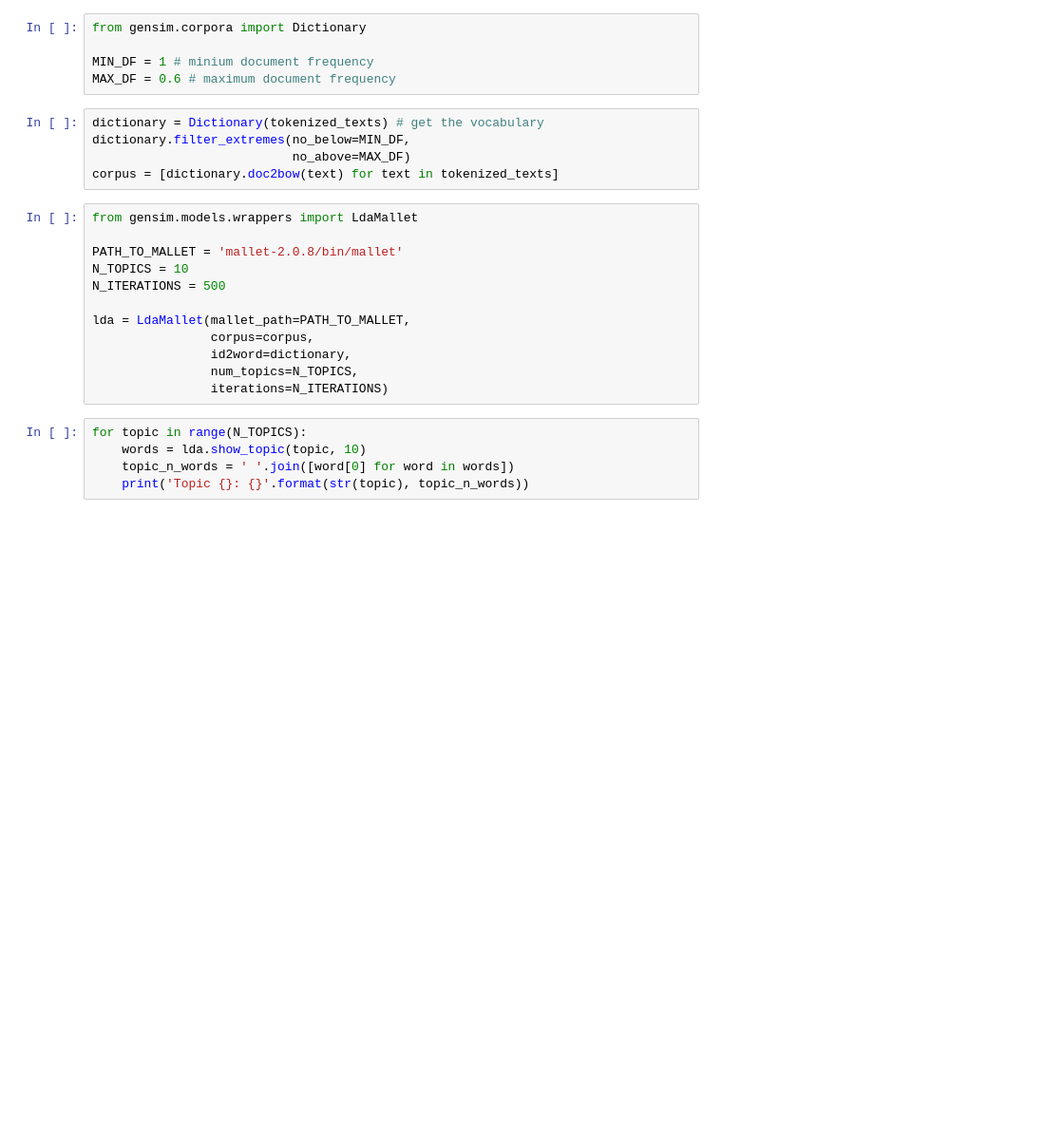
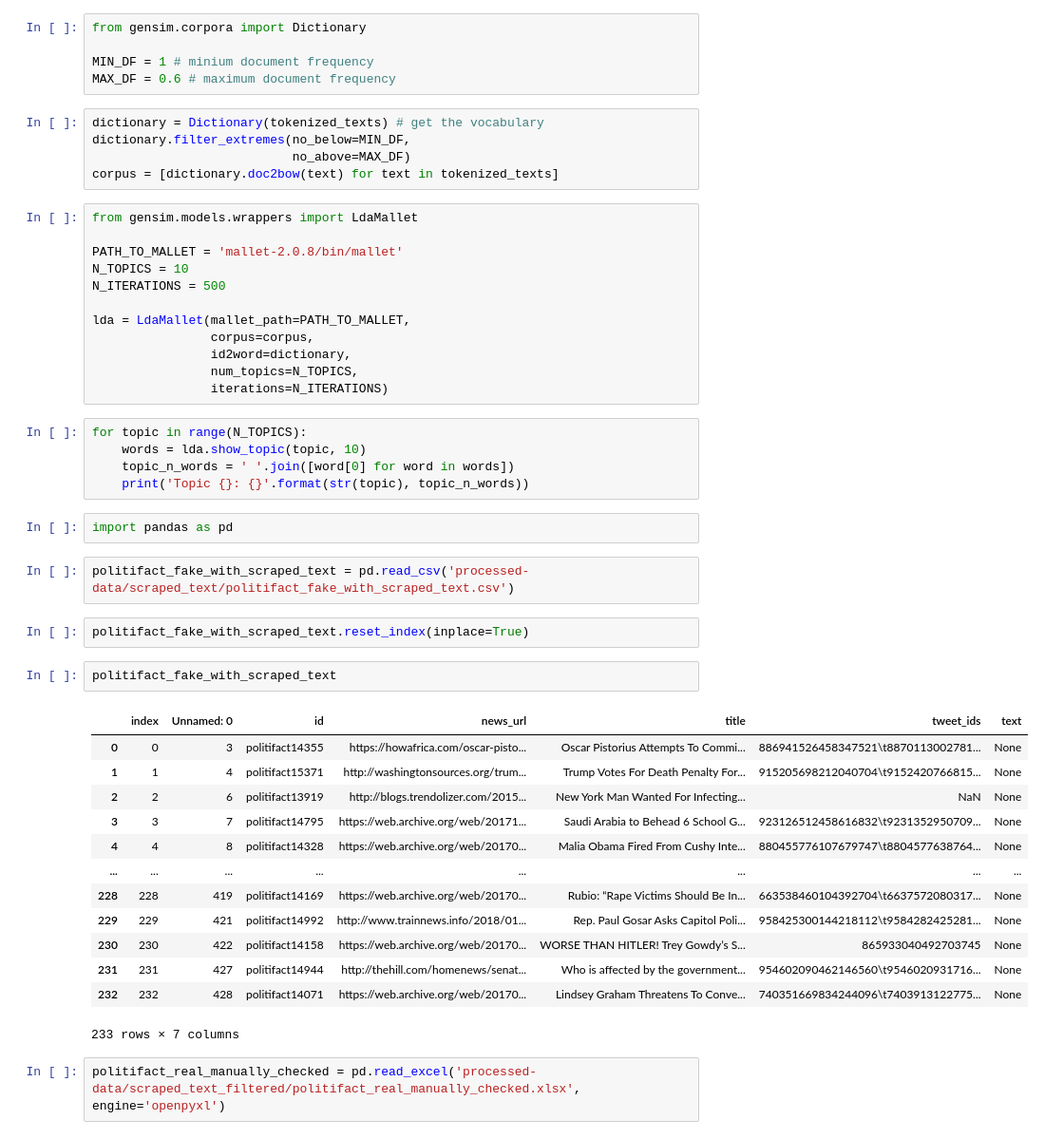
Before and after one commit to vtrikoupis/masters-thesis, a Jupyter notebook: topic_modeling.ipynb, the cells around one changed output. Shown: that part at 95% size. Drawn from its saved outputs; the diff is of its cells as text; blank space fills up the shorter version.

```diff
--- a/topic_modeling.ipynb
+++ b/topic_modeling.ipynb
@@ -28,3 +30,27 @@ for topic in range(N_TOPICS):
     words = lda.show_topic(topic, 10)
     topic_n_words = ' '.join([word[0] for word in words])
     print('Topic {}: {}'.format(str(topic), topic_n_words))
+# %%
+import pandas as pd
+# %%
+politifact_fake_with_scraped_text = pd.read_csv('processed-data/scraped_text/politifact_fake_with_scraped_text.csv')
+# %%
+politifact_fake_with_scraped_text.reset_index(inplace=True)
+# %%
+politifact_fake_with_scraped_text
+# %% [output]
+|  | index | Unnamed: 0 | id | news_url | title | tweet_ids | text |
+| 0 | 0 | 3 | politifact14355 | https://howafrica.com/oscar-pisto... | Oscar Pistorius Attempts To Commi... | 886941526458347521\t8870113002781... | None |
+| 1 | 1 | 4 | politifact15371 | http://washingtonsources.org/trum... | Trump Votes For Death Penalty For... | 915205698212040704\t9152420766815... | None |
+| 2 | 2 | 6 | politifact13919 | http://blogs.trendolizer.com/2015... | New York Man Wanted For Infecting... | NaN | None |
+| 3 | 3 | 7 | politifact14795 | https://web.archive.org/web/20171... | Saudi Arabia to Behead 6 School G... | 923126512458616832\t9231352950709... | None |
+| 4 | 4 | 8 | politifact14328 | https://web.archive.org/web/20170... | Malia Obama Fired From Cushy Inte... | 880455776107679747\t8804577638764... | None |
+| ... | ... | ... | ... | ... | ... | ... | ... |
+| 228 | 228 | 419 | politifact14169 | https://web.archive.org/web/20170... | Rubio: “Rape Victims Should Be In... | 663538460104392704\t6637572080317... | None |
+| 229 | 229 | 421 | politifact14992 | http://www.trainnews.info/2018/01... | Rep. Paul Gosar Asks Capitol Poli... | 958425300144218112\t9584282425281... | None |
+| 230 | 230 | 422 | politifact14158 | https://web.archive.org/web/20170... | WORSE THAN HITLER! Trey Gowdy’s S... | 865933040492703745 | None |
+| 231 | 231 | 427 | politifact14944 | http://thehill.com/homenews/senat... | Who is affected by the government... | 954602090462146560\t9546020931716... | None |
+| 232 | 232 | 428 | politifact14071 | https://web.archive.org/web/20170... | Lindsey Graham Threatens To Conve... | 740351669834244096\t7403913122775... | None |
+233 rows × 7 columns
+# %%
+politifact_real_manually_checked = pd.read_excel('processed-data/scraped_text_filtered/politifact_real_manually_checked.xlsx', engine='openpyxl')
```
Also changed, not shown: parts of 5 cells of this notebook, 3 other files.
